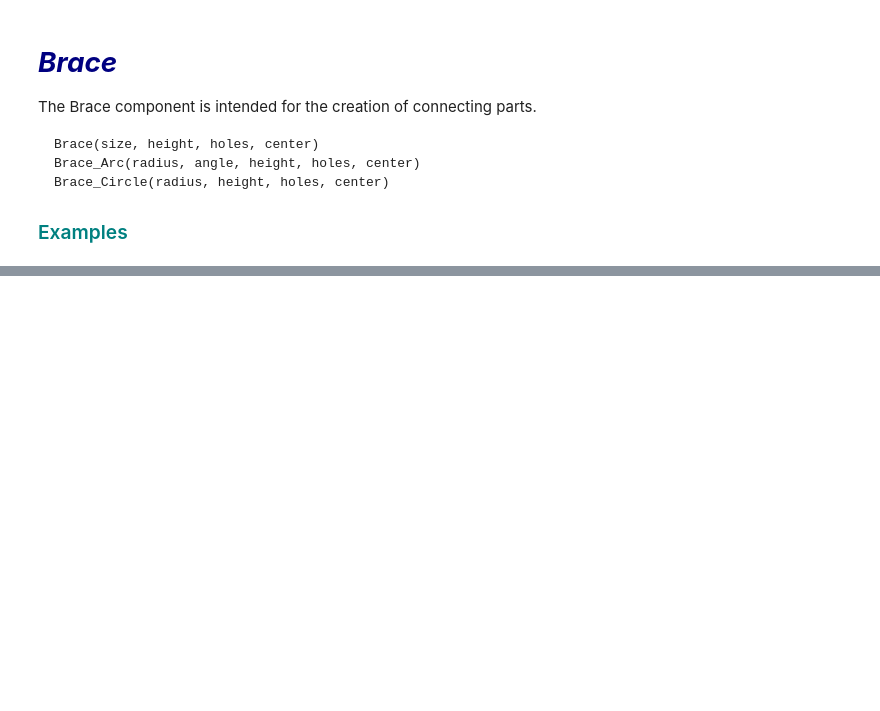
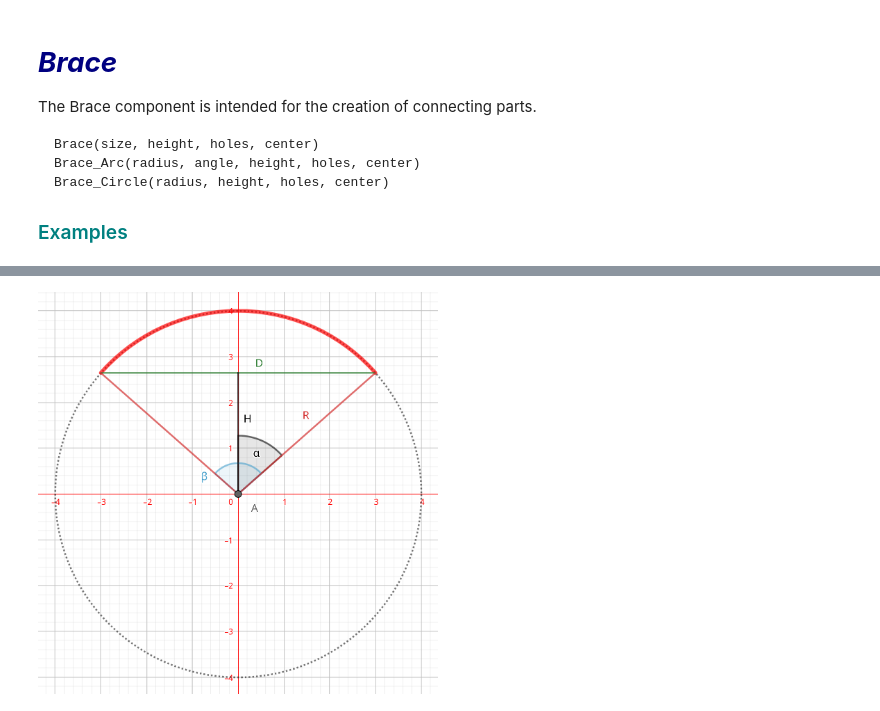
Before and after one commit to pfabo/STEMFIE-X-CadQuery-Edition, a Jupyter notebook: 0018_cmp_brace.ipynb, the cells around one changed output, grey strips where cells are left out. Cells and saved outputs as stored; diff of their text form; code cells hidden in the pictures; blank space fills up the shorter version.

```diff
--- a/0018_cmp_brace.ipynb
+++ b/0018_cmp_brace.ipynb
@@ -39,0 +53,4 @@ Image('./img/brace_03.png', width=600)
+# %%
+Image(filename='./img/tetiva.png', width=400)
+# %% [output]
+[figure, added]
```
Also changed, not shown: parts of 5 cells of this notebook.
